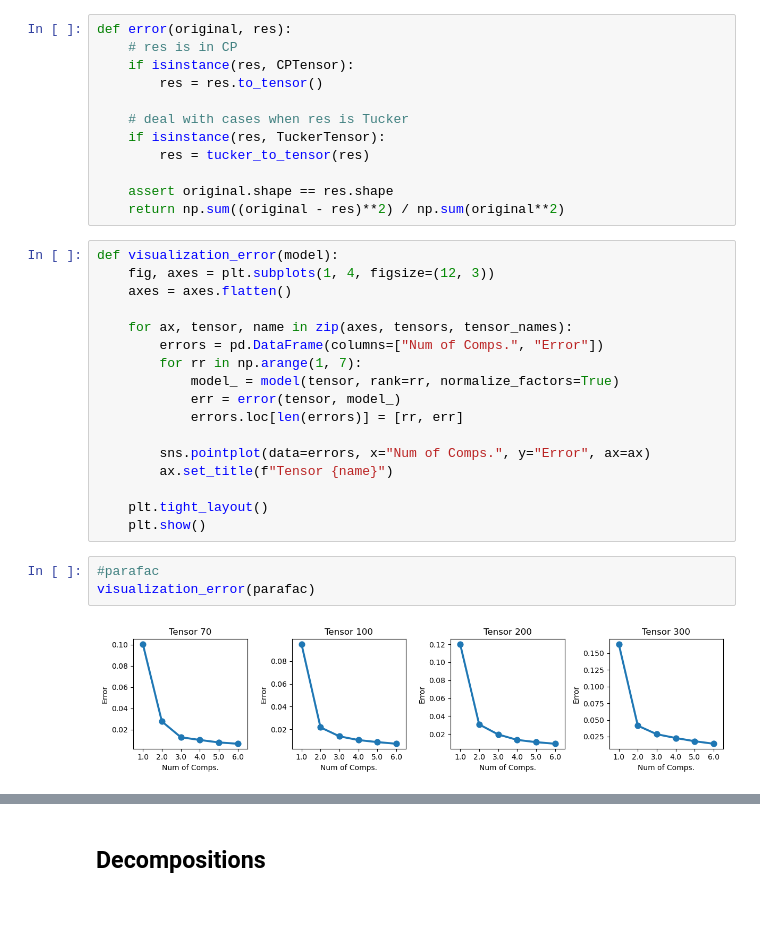
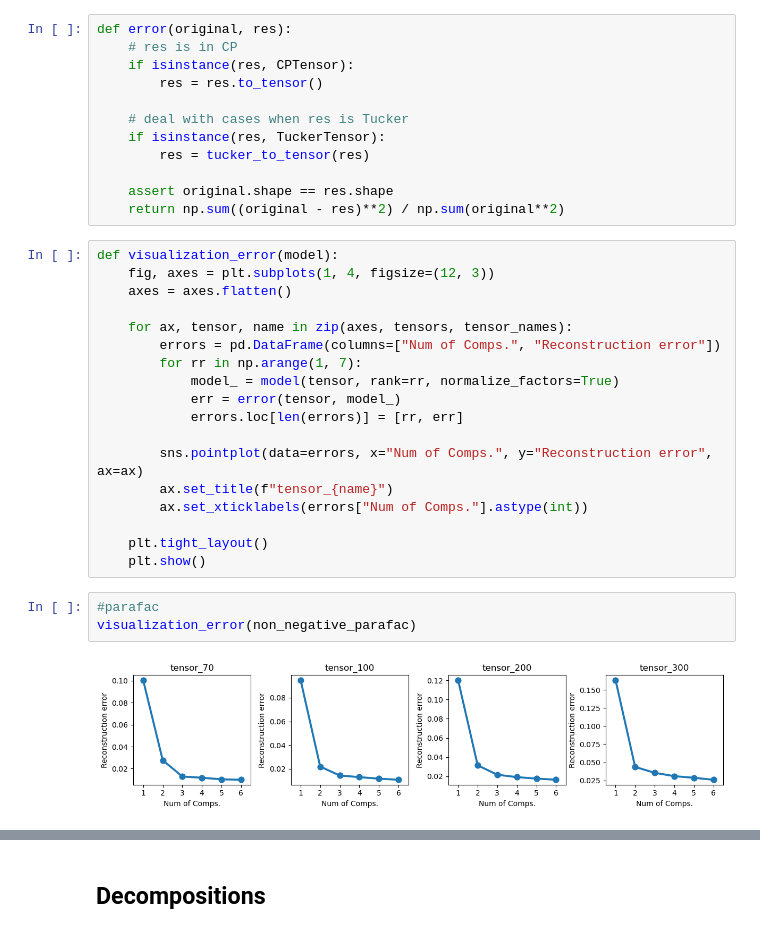
Before and after one commit to pablovadillo/Tensordecomposition, a Jupyter notebook: CP_decomposition.ipynb, the cells around one changed output, grey strips where cells are left out. Drawn from its saved outputs; the diff is of its cells as text.

```diff
--- a/CP_decomposition.ipynb
+++ b/CP_decomposition.ipynb
@@ -76,19 +85,20 @@ def visualization_error(model):
     axes = axes.flatten()
 
     for ax, tensor, name in zip(axes, tensors, tensor_names):
-        errors = pd.DataFrame(columns=["Num of Comps.", "Error"])
+        errors = pd.DataFrame(columns=["Num of Comps.", "Reconstruction error"])
         for rr in np.arange(1, 7):
             model_ = model(tensor, rank=rr, normalize_factors=True)
             err = error(tensor, model_)
             errors.loc[len(errors)] = [rr, err]
 
-        sns.pointplot(data=errors, x="Num of Comps.", y="Error", ax=ax)
-        ax.set_title(f"Tensor {name}")
+        sns.pointplot(data=errors, x="Num of Comps.", y="Reconstruction error", ax=ax)
+        ax.set_title(f"tensor_{name}")
+        ax.set_xticklabels(errors["Num of Comps."].astype(int))
 
     plt.tight_layout()
     plt.show()
 # %%
 #parafac
-visualization_error(parafac)
+visualization_error(non_negative_parafac)
 # %% [output]
-[figure, old version]
+[figure, new version]
```
Also changed, not shown: parts of 12 cells of this notebook, 2 other files.
